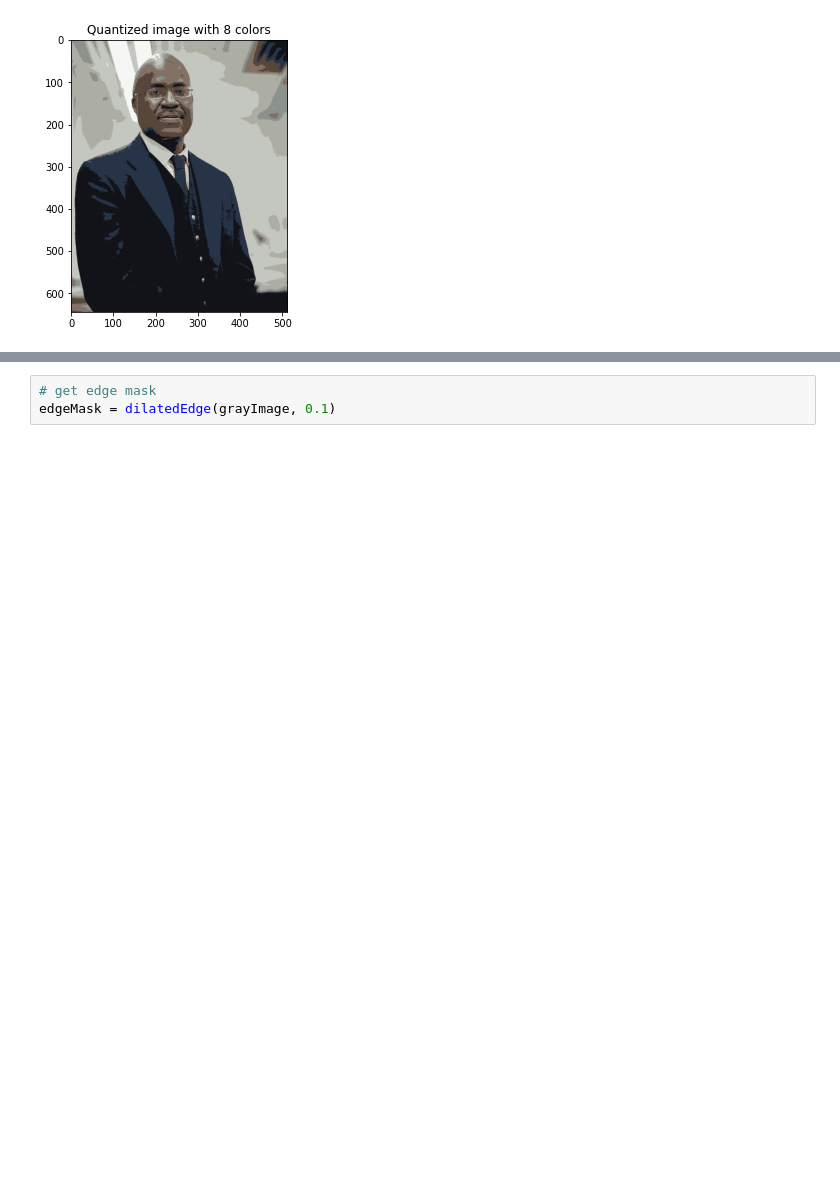
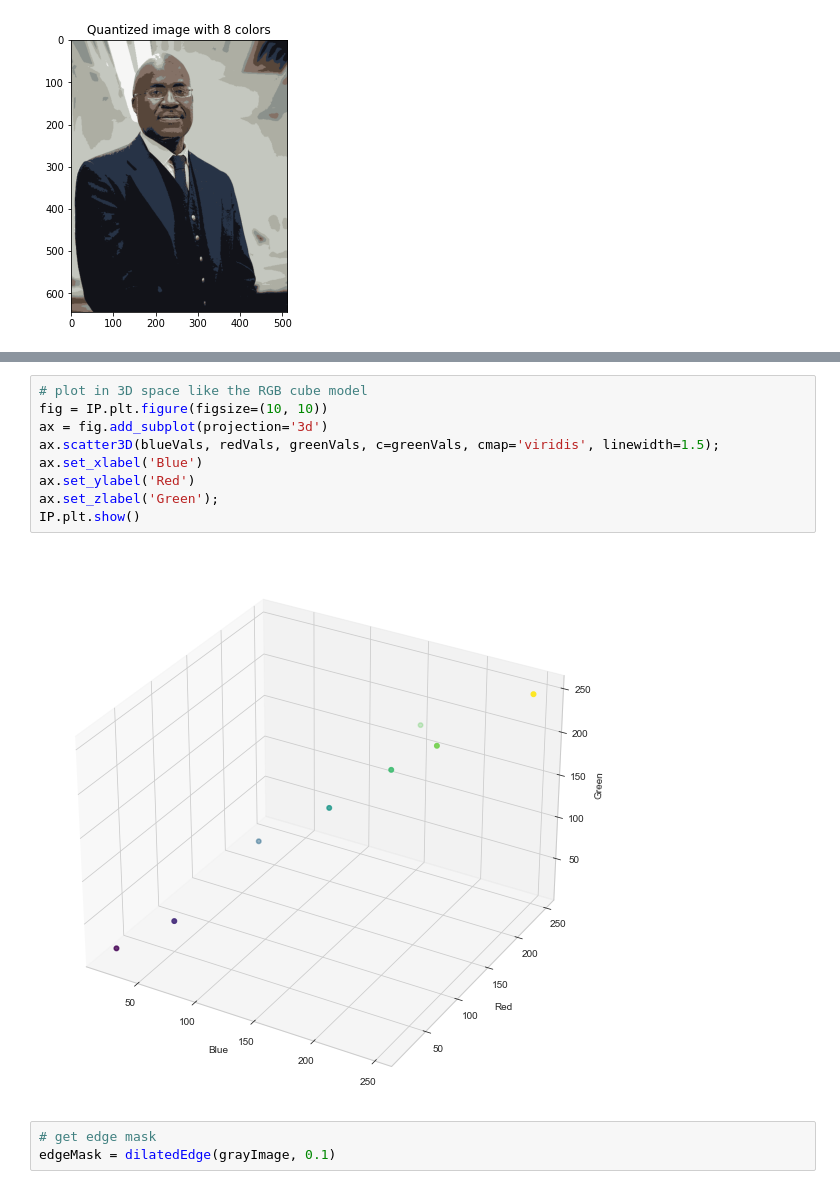
Before and after one commit to mustafa-siddiqui/Cartoonize-Image, a Jupyter notebook: src/cartoonize.ipynb, the cells around one changed output, grey strips where cells are left out. Drawn from its saved outputs; the diff is of its cells as text; blank space fills up the shorter version.

```diff
--- a/src/cartoonize.ipynb
+++ b/src/cartoonize.ipynb
@@ -79,3 +96,14 @@ red: 142, green: 140, blue: 132
+# %%
+# plot in 3D space like the RGB cube model
+fig = IP.plt.figure(figsize=(10, 10))
+ax = fig.add_subplot(projection='3d')
+ax.scatter3D(blueVals, redVals, greenVals, c=greenVals, cmap='viridis', linewidth=1.5);
+ax.set_xlabel('Blue')
+ax.set_ylabel('Red')
+ax.set_zlabel('Green');
+IP.plt.show()
+# %% [output]
+[figure, added]
 # %%
 # get edge mask
 edgeMask = dilatedEdge(grayImage, 0.1)
```
Also changed, not shown: parts of 9 cells of this notebook.
